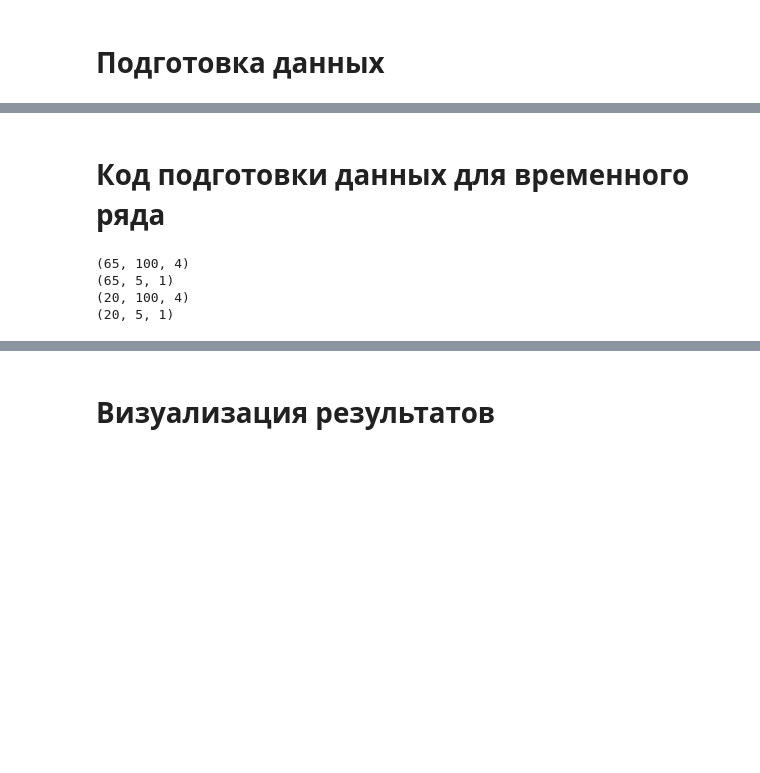
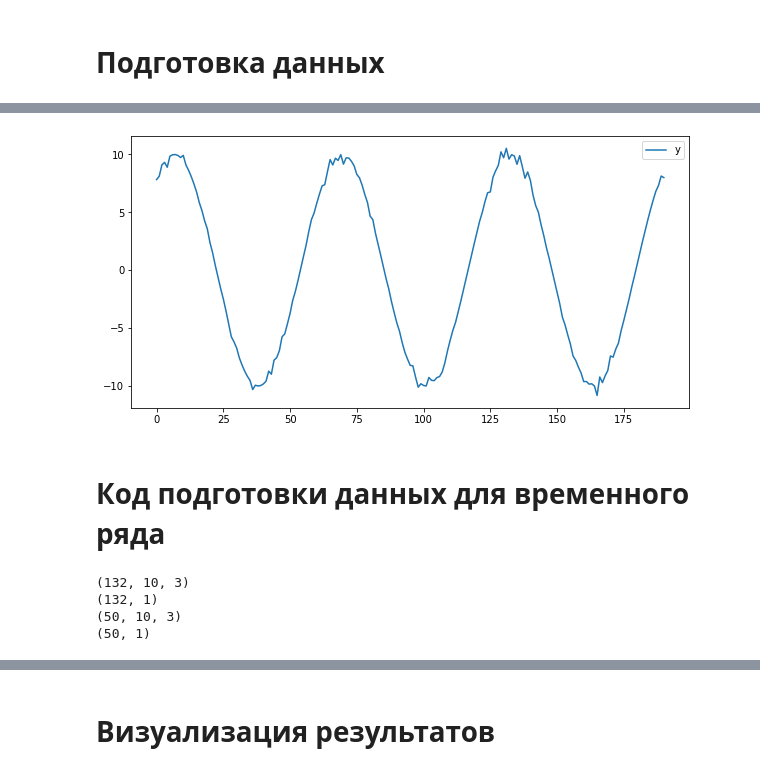
Before and after one commit to nikitazharkovsky/ML, a Jupyter notebook: AI_Lab2.ipynb, the cells around one changed output, grey strips where cells are left out. Drawn from its saved outputs; the diff is of its cells as text; code cells hidden in the pictures; blank space fills up the shorter version.

```diff
--- a/AI_Lab2.ipynb
+++ b/AI_Lab2.ipynb
@@ -209,3 +172,7 @@ yTrain:
+# %%
+print_data_y(data_m5_noise, 5)
+# %% [output]
+[figure, added]
 # %% [markdown]
 # Код подготовки данных для временного ряда
 # %%
@@ -282,25 +241,45 @@ def getXTrainFromTimeSeries(data, xLen, xChannels, yChannels, stepsForward, xNor
   return (xTrain, yTrain), (xVal, yVal), (xScaler, yScaler)
-# %%
-#Формируем параметры загрузки данных
-xLen = 100
-stepsForward = 5
-xChannels = range(data.shape[1])
-yChannels = [0]
-xNormalization = 0
-yNormalization = 0
-valLen = 20
-returnFlatten = 0 #Возвращаем двумерные данные для свёртки
-convertToDerivative = 0
-#Загружаем данные
-(xTrain, yTrain), (xVal, yVal), (xScaler, yScaler) = getXTrainFromTimeSeries(data, xLen, xChannels, yChannels, stepsForward, xNormalization, yNormalization, returnFlatten, valLen, convertToDerivative)
-#Выводим размеры данных для проверки
-print(xTrain.shape)
-print(yTrain.shape)
-print(xVal.shape)
-print(yVal.shape)
-# %% [output]
-(65, 100, 4)
-(65, 5, 1)
-(20, 100, 4)
-(20, 5, 1)
+# %%
+#Формируем параметры загрузки данных
+xLen = 10
+stepsForward = 1
+valLen = 50 #round(data.shape[0]/xLen*0.2)
+
+xChannels_m3 = range(data_m3.drop(['y'], axis=1, inplace=False).shape[1])
+yChannels_m3 = [3]
+
+xChannels_m4 = range(data_m4.drop(['y'], axis=1, inplace=False).shape[1])
+yChannels_m4 = [4]
+
+xChannels_m5 = range(data_m5.drop(['y'], axis=1, inplace=False).shape[1])
+yChannels_m5 = [5]
+
+xChannels_m3_noise = range(data_m3_noise.drop(['y'], axis=1, inplace=False).shape[1])
+yChannels_m3_noise = [3]
+
+xChannels_m4_noise = range(data_m4_noise.drop(['y'], axis=1, inplace=False).shape[1])
+yChannels_m4_noise = [4]
+
+xChannels_m5_noise = range(data_m5_noise.drop(['y'], axis=1, inplace=False).shape[1])
+yChannels_m5_noise = [5]
+
+#Загружаем данные
+(xTrain_m3, yTrain_m3), (xVal_m3, yVal_m3), (xScaler_m3, yScaler_m3) = getXTrainFromTimeSeries(data_m3, xLen, xChannels_m3, yChannels_m3, stepsForward, valLen)
+(xTrain_m4, yTrain_m4), (xVal_m4, yVal_m4), (xScaler_m4, yScaler_m4) = getXTrainFromTimeSeries(data_m4, xLen, xChannels_m4, yChannels_m4, stepsForward, valLen)
+(xTrain_m5, yTrain_m5), (xVal_m5, yVal_m5), (xScaler_m5, yScaler_m5) = getXTrainFromTimeSeries(data_m5, xLen, xChannels_m5, yChannels_m5, stepsForward, valLen)
+
+(xTrain_m3_noise, yTrain_m3_noise), (xVal_m3_noise, yVal_m3_noise), (xScaler_m3_noise, yScaler_m3_noise) = getXTrainFromTimeSeries(data_m3_noise, xLen, xChannels_m3_noise, yChannels_m3_noise, stepsForward, valLen)
+(xTrain_m4_noise, yTrain_m4_noise), (xVal_m4_noise, yVal_m4_noise), (xScaler_m4_noise, yScaler_m4_noise) = getXTrainFromTimeSeries(data_m4_noise, xLen, xChannels_m4_noise, yChannels_m4_noise, stepsForward, valLen)
+(xTrain_m5_noise, yTrain_m5_noise), (xVal_m5_noise, yVal_m5_noise), (xScaler_m5_noise, yScaler_m5_noise) = getXTrainFromTimeSeries(data_m5_noise, xLen, xChannels_m5_noise, yChannels_m5_noise, stepsForward, valLen)
+
+#Выводим размеры данных для проверки
+print(xTrain_m3.shape)
+print(yTrain_m3.shape)
+print(xVal_m3.shape)
+print(yVal_m3.shape)
+# %% [output]
+(132, 10, 3)
+(132, 1)
+(50, 10, 3)
+(50, 1)
 # %%
```
Also changed, not shown: parts of 33 cells of this notebook.
